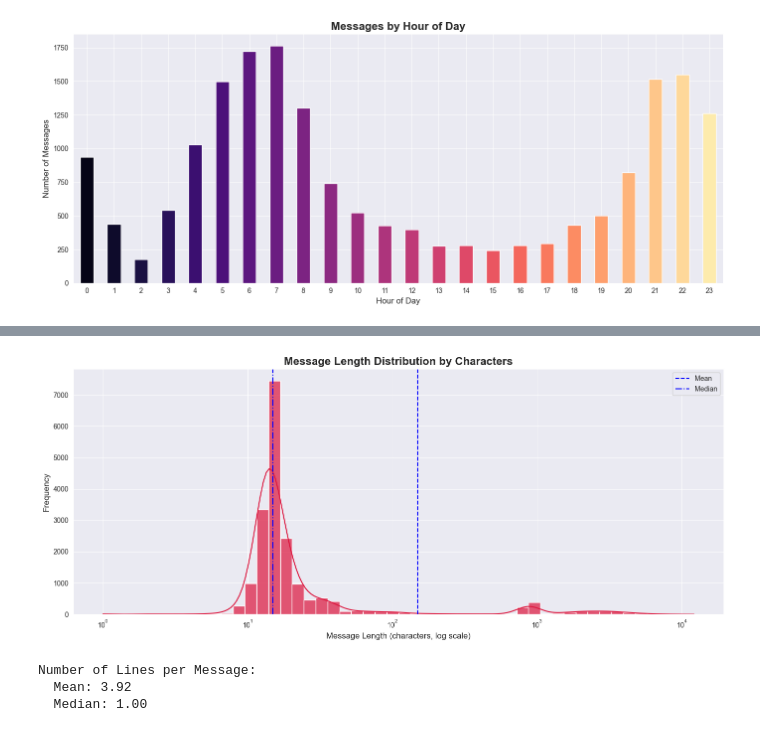
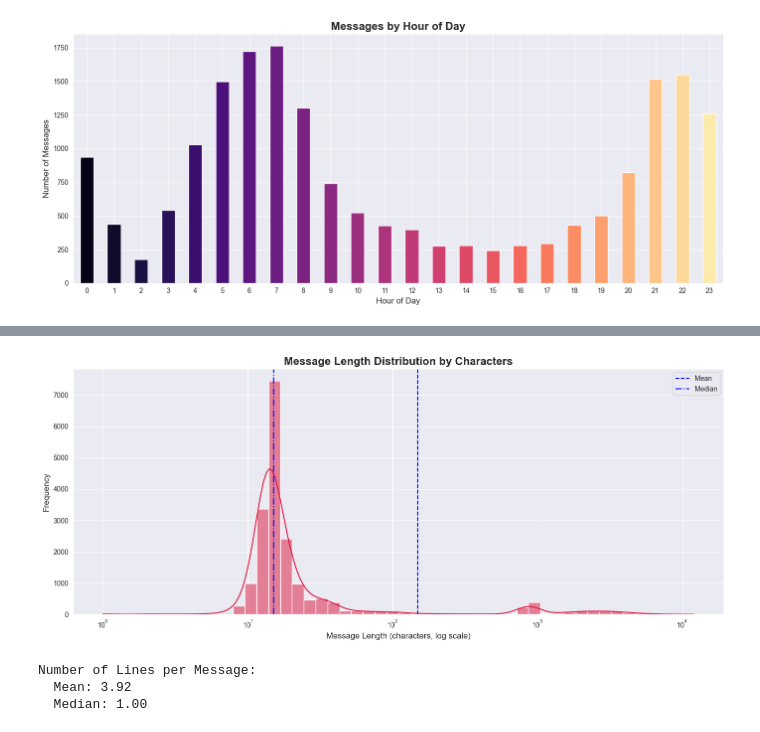
Before and after one commit to JasonYehezkiel/bible_progress_tracker, a Jupyter notebook: notebooks/01_data_exploration.ipynb, the cells around one changed output, grey strips where cells are left out. Cells and saved outputs as stored; diff of their text form; code cells hidden in the pictures.

```diff
--- a/notebooks/01_data_exploration.ipynb
+++ b/notebooks/01_data_exploration.ipynb
@@ -176,19 +156,19 @@ Message Length Statistics
   Median: 15.00
 # %%
-sns.histplot(df_clean['message_length'], bins=50, color='crimson', alpha=0.7, kde=True, log_scale=True)
+sns.histplot(df_clean['message_length'], bins=50, color='crimson', alpha=0.5, kde=True, log_scale=True)
 
 plt.axvline(np.mean(df_clean['message_length']), color='blue', linestyle='--', label='Mean')
 plt.axvline(np.median(df_clean['message_length']), color='blue', linestyle='-.', label='Median')
 
 plt.title('Message Length Distribution by Characters', fontsize=16, fontweight='bold')
 plt.xlabel('Message Length (characters, log scale)', fontsize=12)
 plt.ylabel('Frequency', fontsize=12)
 plt.legend()
 
 plt.tight_layout()
 plt.show()
 # %% [output]
-[figure, old version]
+[figure, new version]
 # %%
 # Number of lines per message
 df_clean['num_lines'] = df_clean['message'].str.count('\n') + 1
```
Also changed, not shown: parts of 6 cells of this notebook, 7 other files.
